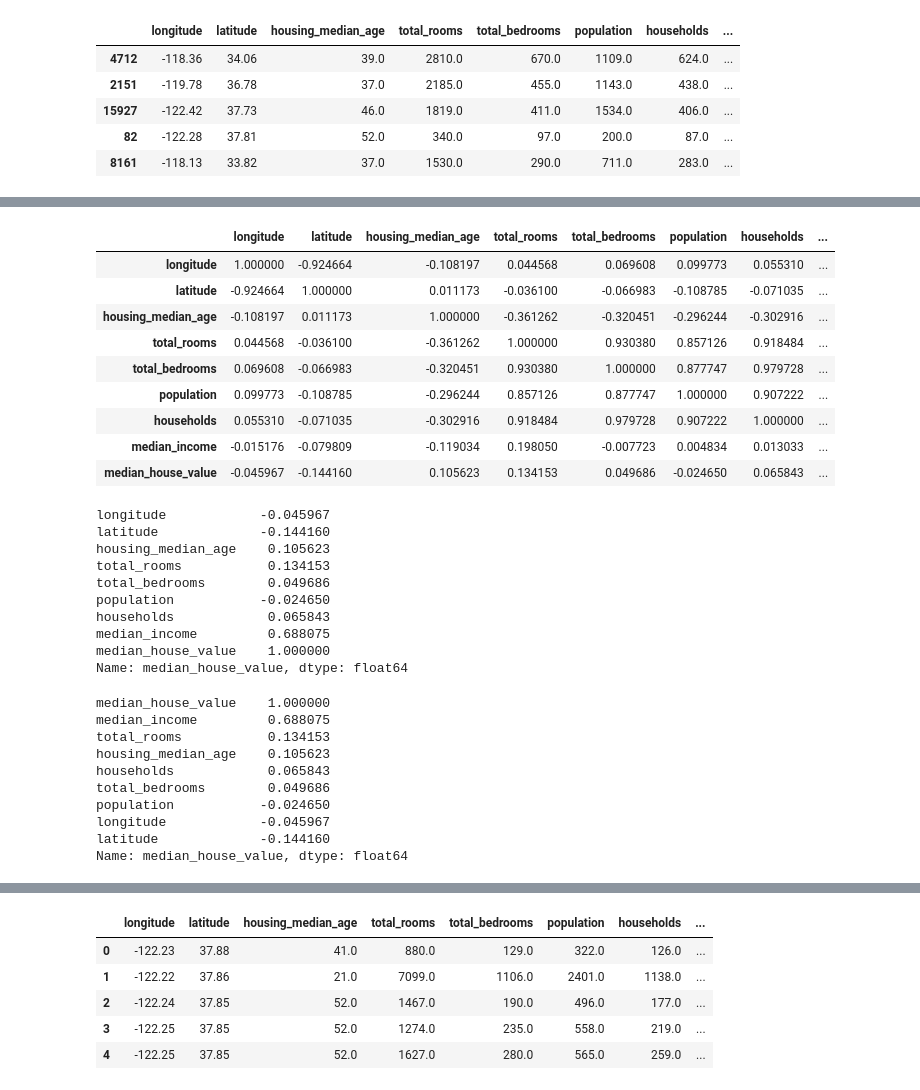
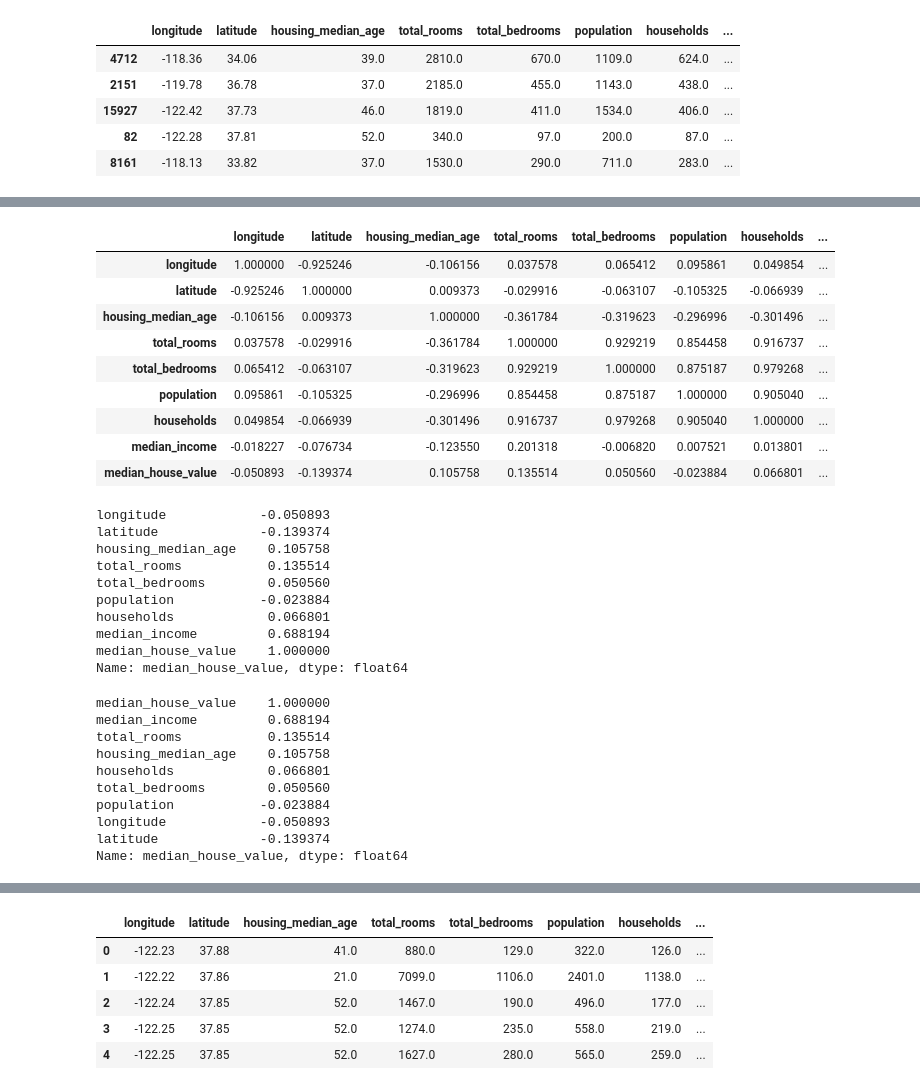
Before and after one commit to JakeOh/202007_itw_bd18, a Jupyter notebook: lab_ml/ml01_regression.ipynb, the cells around one changed output, grey strips where cells are left out. Saved outputs shown, nothing was run; the diff lists cells and outputs as text; code cells hidden in the pictures.

```diff
--- a/lab_ml/ml01_regression.ipynb
+++ b/lab_ml/ml01_regression.ipynb
@@ -137,44 +142,44 @@ plt.show()
 # %%
 # 변수들간의 상관 관계(correlation) - 피어스 상관 계수(-1 ~ 1)
-corr_mat = housing_df.corr()
+corr_mat = train.corr()
 corr_mat
 # %% [output]
 |  | longitude | latitude | housing_median_age | total_rooms | total_bedrooms | population | households | ... |
-| longitude | 1.000000 | -0.924664 | -0.108197 | 0.044568 | 0.069608 | 0.099773 | 0.055310 | ... |
-| latitude | -0.924664 | 1.000000 | 0.011173 | -0.036100 | -0.066983 | -0.108785 | -0.071035 | ... |
-| housing_median_age | -0.108197 | 0.011173 | 1.000000 | -0.361262 | -0.320451 | -0.296244 | -0.302916 | ... |
-| total_rooms | 0.044568 | -0.036100 | -0.361262 | 1.000000 | 0.930380 | 0.857126 | 0.918484 | ... |
-| total_bedrooms | 0.069608 | -0.066983 | -0.320451 | 0.930380 | 1.000000 | 0.877747 | 0.979728 | ... |
-| population | 0.099773 | -0.108785 | -0.296244 | 0.857126 | 0.877747 | 1.000000 | 0.907222 | ... |
-| households | 0.055310 | -0.071035 | -0.302916 | 0.918484 | 0.979728 | 0.907222 | 1.000000 | ... |
-| median_income | -0.015176 | -0.079809 | -0.119034 | 0.198050 | -0.007723 | 0.004834 | 0.013033 | ... |
-| median_house_value | -0.045967 | -0.144160 | 0.105623 | 0.134153 | 0.049686 | -0.024650 | 0.065843 | ... |
+| longitude | 1.000000 | -0.925246 | -0.106156 | 0.037578 | 0.065412 | 0.095861 | 0.049854 | ... |
+| latitude | -0.925246 | 1.000000 | 0.009373 | -0.029916 | -0.063107 | -0.105325 | -0.066939 | ... |
+| housing_median_age | -0.106156 | 0.009373 | 1.000000 | -0.361784 | -0.319623 | -0.296996 | -0.301496 | ... |
+| total_rooms | 0.037578 | -0.029916 | -0.361784 | 1.000000 | 0.929219 | 0.854458 | 0.916737 | ... |
+| total_bedrooms | 0.065412 | -0.063107 | -0.319623 | 0.929219 | 1.000000 | 0.875187 | 0.979268 | ... |
+| population | 0.095861 | -0.105325 | -0.296996 | 0.854458 | 0.875187 | 1.000000 | 0.905040 | ... |
+| households | 0.049854 | -0.066939 | -0.301496 | 0.916737 | 0.979268 | 0.905040 | 1.000000 | ... |
+| median_income | -0.018227 | -0.076734 | -0.123550 | 0.201318 | -0.006820 | 0.007521 | 0.013801 | ... |
+| median_house_value | -0.050893 | -0.139374 | 0.105758 | 0.135514 | 0.050560 | -0.023884 | 0.066801 | ... |
 # %%
 # median_house_value와 다른 변수(특성)들 간의 상관 계수
 corr_mat['median_house_value']
 # %% [output]
-longitude            -0.045967
-latitude             -0.144160
-housing_median_age    0.105623
-total_rooms           0.134153
-total_bedrooms        0.049686
-population           -0.024650
-households            0.065843
-median_income         0.688075
+longitude            -0.050893
+latitude             -0.139374
+housing_median_age    0.105758
+total_rooms           0.135514
+total_bedrooms        0.050560
+population           -0.023884
+households            0.066801
+median_income         0.688194
 median_house_value    1.000000
 Name: median_house_value, dtype: float64
 # %%
 corr_mat['median_house_value'].sort_values(ascending=False)
 # %% [output]
 median_house_value    1.000000
-median_income         0.688075
-total_rooms           0.134153
-housing_median_age    0.105623
-households            0.065843
-total_bedrooms        0.049686
-population           -0.024650
-longitude            -0.045967
-latitude             -0.144160
+median_income         0.688194
+total_rooms           0.135514
+housing_median_age    0.105758
+households            0.066801
+total_bedrooms        0.050560
+population           -0.023884
+longitude            -0.050893
+latitude             -0.139374
 Name: median_house_value, dtype: float64
 # %%
 from pandas.plotting import scatter_matrix
```
Also changed, not shown: parts of 28 cells of this notebook.
